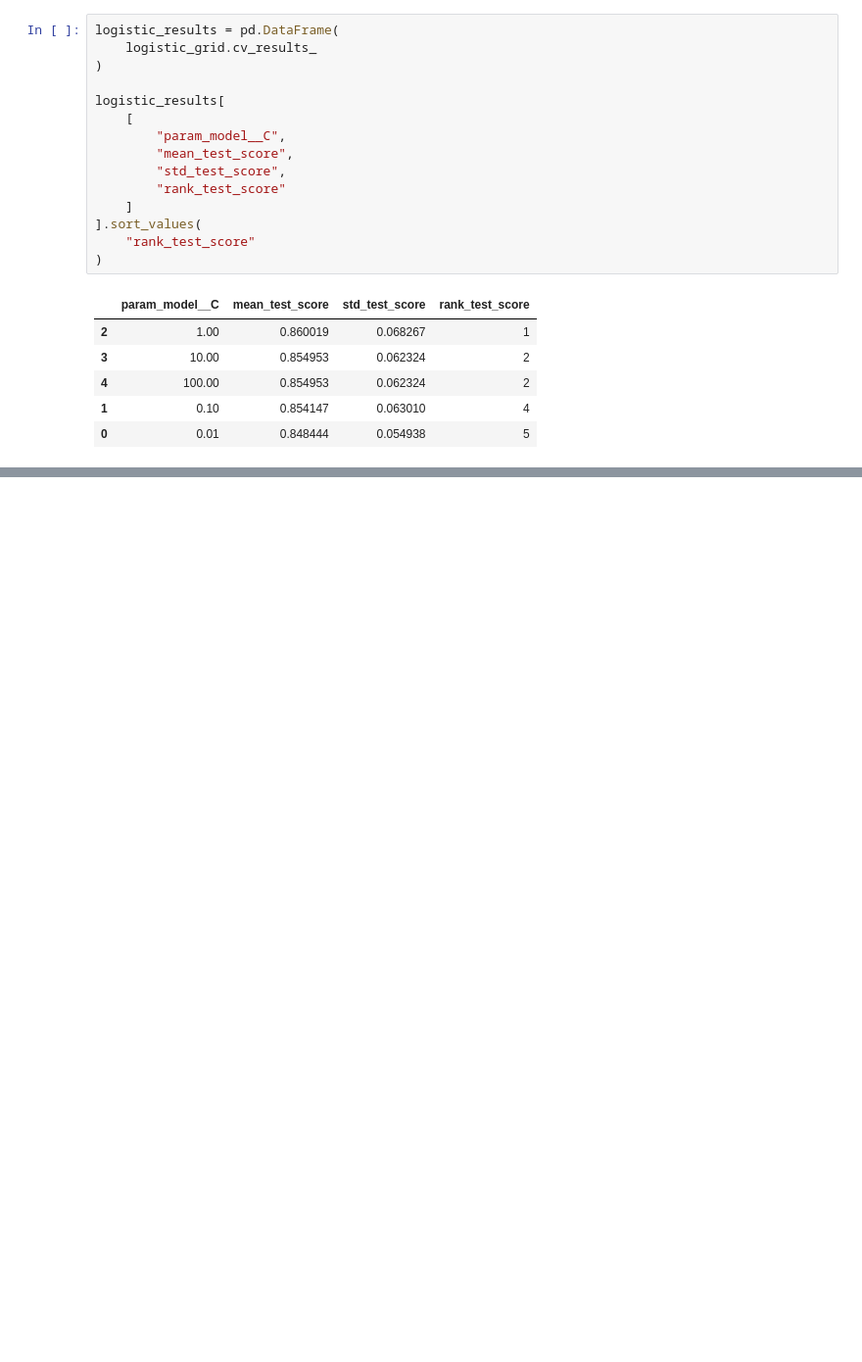
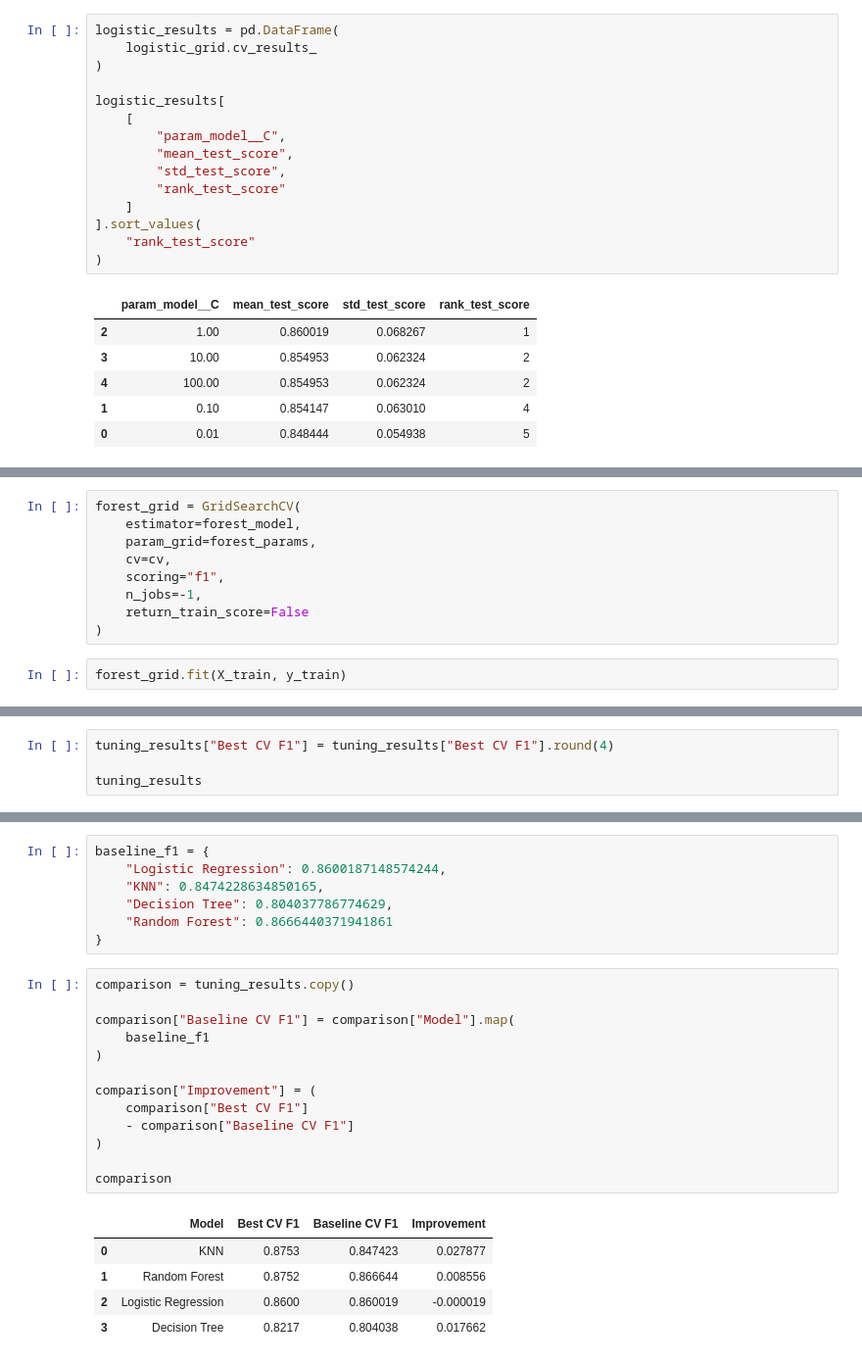
Before and after one commit to halimAhtasham/DeepLearning, a Jupyter notebook: 07_Hyperparameter_Tuning.ipynb, the cells around one changed output, grey strips where cells are left out. Shown at 98% size. Saved outputs shown, nothing was run; the diff lists cells and outputs as text; blank space fills up the shorter version.

```diff
--- a/07_Hyperparameter_Tuning.ipynb
+++ b/07_Hyperparameter_Tuning.ipynb
@@ -157,0 +263,11 @@ logistic_results[
+# %%
+forest_grid = GridSearchCV(
+    estimator=forest_model,
+    param_grid=forest_params,
+    cv=cv,
+    scoring="f1",
+    n_jobs=-1,
+    return_train_score=False
+)
+# %%
+forest_grid.fit(X_train, y_train)
@@ -157,0 +326,4 @@ logistic_results[
+# %%
+tuning_results["Best CV F1"] = tuning_results["Best CV F1"].round(4)
+
+tuning_results
@@ -157,0 +360,26 @@ logistic_results[
+# %%
+baseline_f1 = {
+    "Logistic Regression": 0.8600187148574244,
+    "KNN": 0.8474228634850165,
+    "Decision Tree": 0.804037786774629,
+    "Random Forest": 0.8666440371941861
+}
+# %%
+comparison = tuning_results.copy()
+
+comparison["Baseline CV F1"] = comparison["Model"].map(
+    baseline_f1
+)
+
+comparison["Improvement"] = (
+    comparison["Best CV F1"]
+    - comparison["Baseline CV F1"]
+)
+
+comparison
+# %% [output]
+|  | Model | Best CV F1 | Baseline CV F1 | Improvement |
+| 0 | KNN | 0.8753 | 0.847423 | 0.027877 |
+| 1 | Random Forest | 0.8752 | 0.866644 | 0.008556 |
+| 2 | Logistic Regression | 0.8600 | 0.860019 | -0.000019 |
+| 3 | Decision Tree | 0.8217 | 0.804038 | 0.017662 |
```
Also changed, not shown: parts of 27 cells of this notebook.
